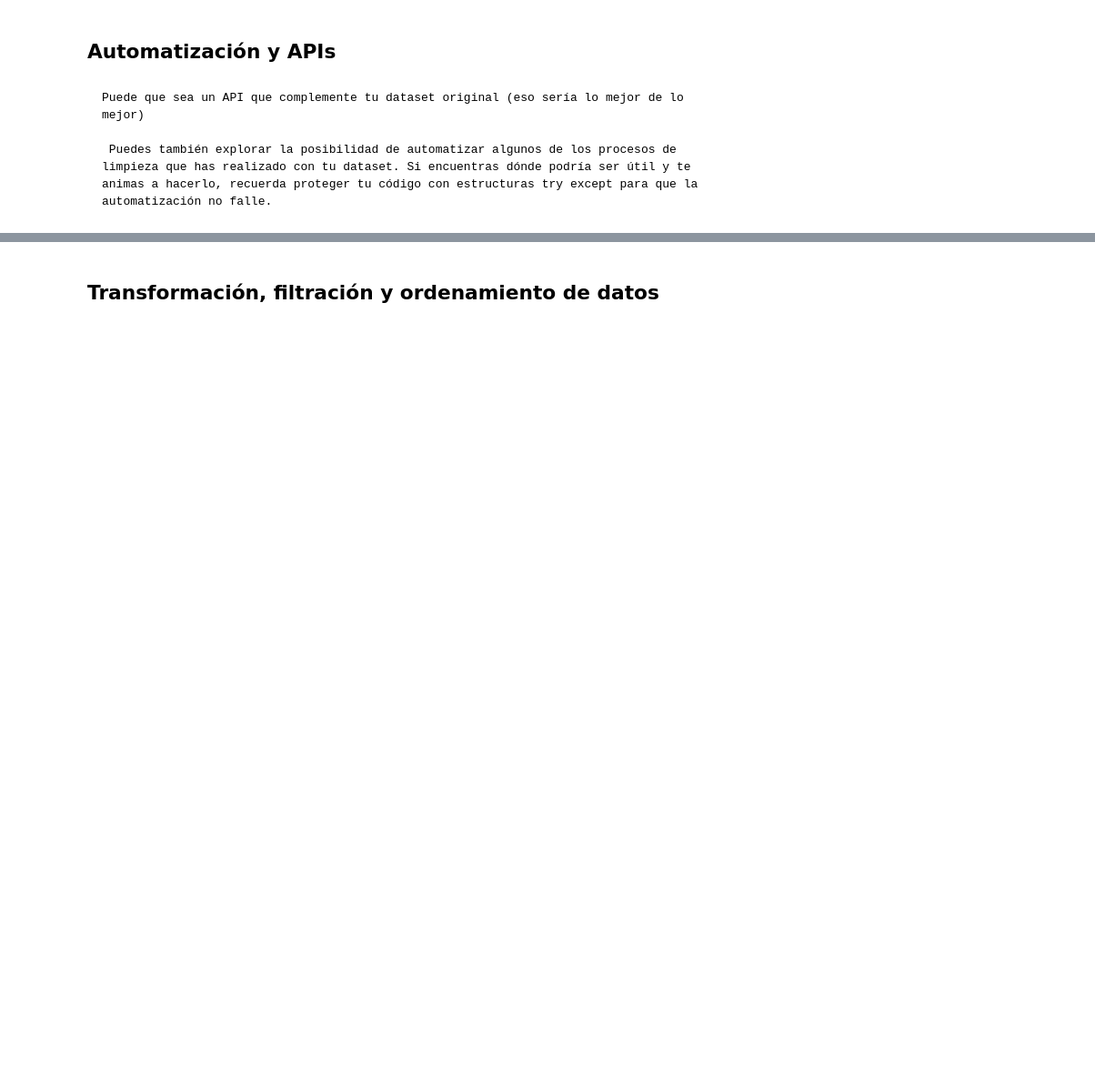
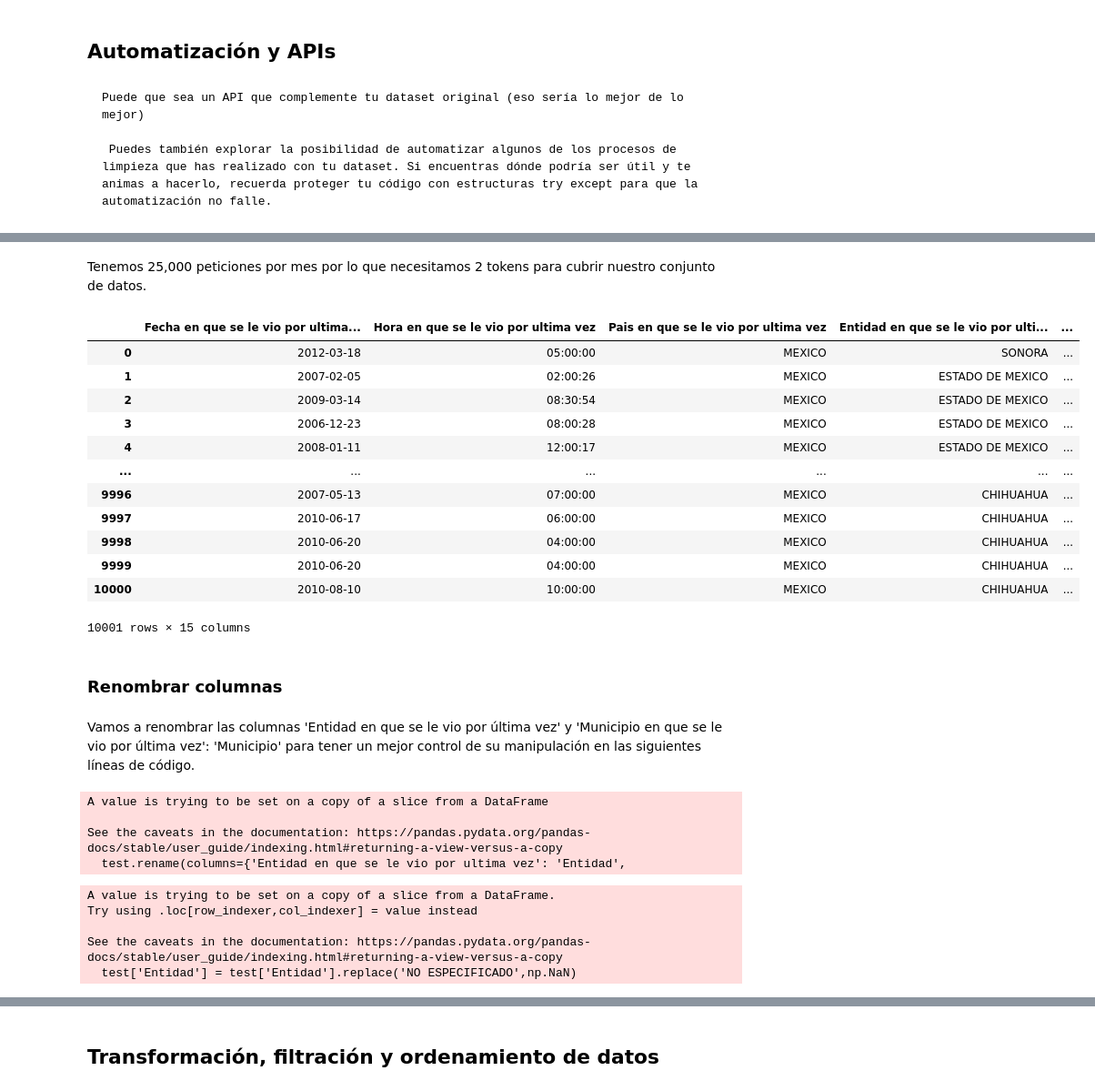
Before and after one commit to MinervaNunez/Proyecto-de-Python-BEDU, a Jupyter notebook: bedu_proyecto_python.ipynb, the cells around one changed output, grey strips where cells are left out. Shown at 91% size. Saved outputs shown, nothing was run; the diff lists cells and outputs as text; code cells hidden in the pictures; blank space fills up the shorter version.

```diff
--- a/bedu_proyecto_python.ipynb
+++ b/bedu_proyecto_python.ipynb
@@ -169,0 +176,40 @@ Dependencia que envio la informacion       | 0
+# %% [markdown]
+Tenemos 25,000 peticiones por mes por lo que necesitamos 2 tokens para cubrir nuestro conjunto de datos.
+# %%
+test = df.loc[:10000]
+# %%
+test
+# %% [output]
+|  | Fecha en que se le vio por ultima... | Hora en que se le vio por ultima vez | Pais en que se le vio por ultima vez | Entidad en que se le vio por ulti... | ... |
+| 0 | 2012-03-18 | 05:00:00 | MEXICO | SONORA | ... |
+| 1 | 2007-02-05 | 02:00:26 | MEXICO | ESTADO DE MEXICO | ... |
+| 2 | 2009-03-14 | 08:30:54 | MEXICO | ESTADO DE MEXICO | ... |
+| 3 | 2006-12-23 | 08:00:28 | MEXICO | ESTADO DE MEXICO | ... |
+| 4 | 2008-01-11 | 12:00:17 | MEXICO | ESTADO DE MEXICO | ... |
+| ... | ... | ... | ... | ... | ... |
+| 9996 | 2007-05-13 | 07:00:00 | MEXICO | CHIHUAHUA | ... |
+| 9997 | 2010-06-17 | 06:00:00 | MEXICO | CHIHUAHUA | ... |
+| 9998 | 2010-06-20 | 04:00:00 | MEXICO | CHIHUAHUA | ... |
+| 9999 | 2010-06-20 | 04:00:00 | MEXICO | CHIHUAHUA | ... |
+| 10000 | 2010-08-10 | 10:00:00 | MEXICO | CHIHUAHUA | ... |
+10001 rows × 15 columns
+# %% [markdown]
+### Renombrar columnas
+# %% [markdown]
+Vamos a renombrar las columnas 'Entidad en que se le vio por última vez' y 'Municipio en que se le vio por última vez': 'Municipio' para tener un mejor control de su manipulación en las siguientes líneas de código.
+# %%
+test.rename(columns={'Entidad en que se le vio por ultima vez': 'Entidad',
+                     'Municipio en que se le vio por ultima vez': 'Municipio'}, inplace=True)
+# %% [output]
+A value is trying to be set on a copy of a slice from a DataFrame
+
+See the caveats in the documentation: https://pandas.pydata.org/pandas-docs/stable/user_guide/indexing.html#returning-a-view-versus-a-copy
+  test.rename(columns={'Entidad en que se le vio por ultima vez': 'Entidad',
+# %%
+test['Entidad'] = test['Entidad'].replace('NO ESPECIFICADO',np.NaN)
+# %% [output]
+A value is trying to be set on a copy of a slice from a DataFrame.
+Try using .loc[row_indexer,col_indexer] = value instead
+
+See the caveats in the documentation: https://pandas.pydata.org/pandas-docs/stable/user_guide/indexing.html#returning-a-view-versus-a-copy
+  test['Entidad'] = test['Entidad'].replace('NO ESPECIFICADO',np.NaN)
```
Also changed, not shown: parts of 28 cells of this notebook.
